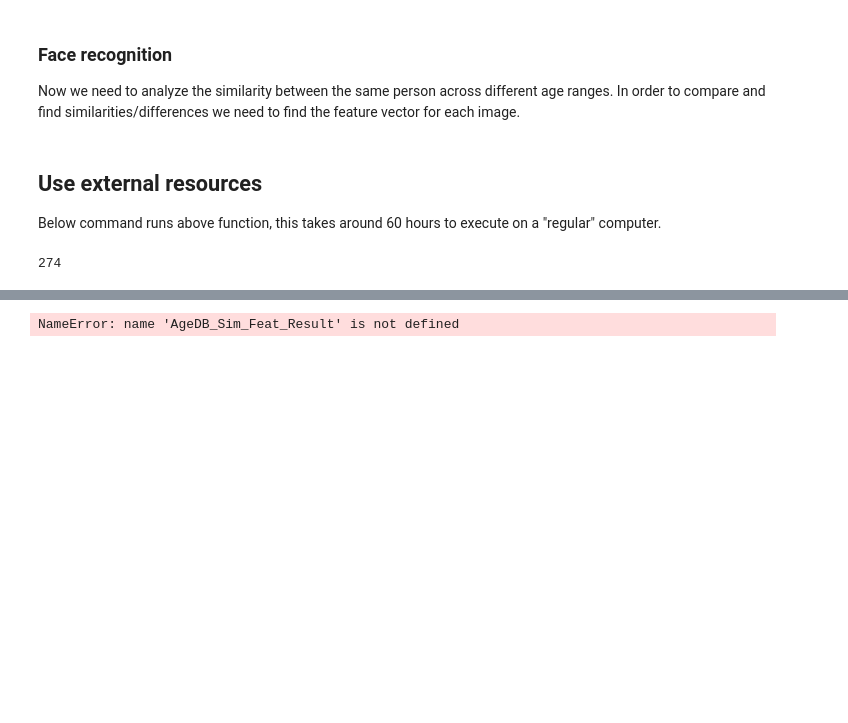
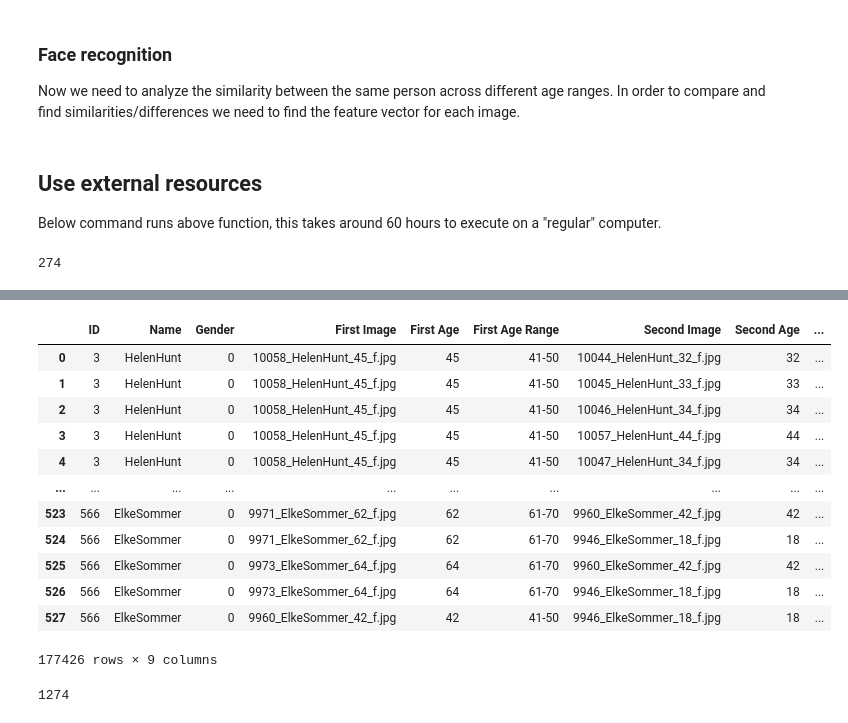
Before and after one commit to ivarblohm/FaceProject, a Jupyter notebook: FindingSimi.ipynb, the cells around one changed output, grey strips where cells are left out. Cells and saved outputs as stored; diff of their text form; code cells hidden in the pictures; blank space fills up the shorter version.

```diff
--- a/FindingSimi.ipynb
+++ b/FindingSimi.ipynb
@@ -56,19 +91,19 @@ def cosine_similarity(feat1, feat2):
 
 def get_row_information(df, filename):
 
-    row = df.loc[df["File Name"] == filename]
+    row = df.loc[df["Filename"] == filename]
 
     id = row["ID"].values[0]
-    name = row["Name"].values[0]
+    #name = row["Name"].values[0] # No name in Casia
     age = row["Age"].values[0]
     age_range = row["Age Range"].values[0]
     gender = row["Gender"].values[0]
 
-    return id, name, age, age_range, gender
+    return id, age, age_range, gender # Return name at second position for AgeDB
 
 def get_path(filename):
 
-    path_to_folder = '/home/ivarbl/FaceProject/FaceProject/Images/AgeDB/'
+    path_to_folder = '/home/ivarbl/FaceProject/FaceProject/Images/casia-webface-valid-remote/'
     path_to_image = path_to_folder + filename[:-4]
 
     return path_to_image
@@ -168,13 +204,9 @@ Below command runs above function, this takes around 60 hours to execute on a "r
 # %%
 from multiprocessing import Pool
 
-unique_id_list = AgeDB_Individual["ID"].to_list()
-input_df_id = [AgeDB_Images[AgeDB_Images["ID"] == i] for i in unique_id_list]
+unique_id_list_AgeDB = AgeDB_Individual["ID"].to_list()
+input_df_id_AgeDB = [AgeDB_Images[AgeDB_Images["ID"] == i] for i in unique_id_list_AgeDB]
 
-output_df = []
-
-with Pool() as pool:
-    for output in pool.map(face_recognition_and_comparison, input_df_id):
-        output_df.append(output)
+len(input_df_id_AgeDB)
 # %% [output]
 274
@@ -215,6 +213,33 @@ AgeDB_Sim_Feat_Result
+# %%
+output_df_AgeDB = []
+
+with Pool() as pool:
+    for output in pool.map(face_comparison_dataframe, input_df_id_AgeDB):
+        output_df_AgeDB.append(output)
+# %%
+AgeDB_pairs = pd.concat(output_df_AgeDB)
+AgeDB_pairs
+# %% [output]
+|  | ID | Name | Gender | First Image | First Age | First Age Range | Second Image | Second Age | ... |
+| 0 | 3 | HelenHunt | 0 | 10058_HelenHunt_45_f.jpg | 45 | 41-50 | 10044_HelenHunt_32_f.jpg | 32 | ... |
+| 1 | 3 | HelenHunt | 0 | 10058_HelenHunt_45_f.jpg | 45 | 41-50 | 10045_HelenHunt_33_f.jpg | 33 | ... |
+| 2 | 3 | HelenHunt | 0 | 10058_HelenHunt_45_f.jpg | 45 | 41-50 | 10046_HelenHunt_34_f.jpg | 34 | ... |
+| 3 | 3 | HelenHunt | 0 | 10058_HelenHunt_45_f.jpg | 45 | 41-50 | 10057_HelenHunt_44_f.jpg | 44 | ... |
+| 4 | 3 | HelenHunt | 0 | 10058_HelenHunt_45_f.jpg | 45 | 41-50 | 10047_HelenHunt_34_f.jpg | 34 | ... |
+| ... | ... | ... | ... | ... | ... | ... | ... | ... | ... |
+| 523 | 566 | ElkeSommer | 0 | 9971_ElkeSommer_62_f.jpg | 62 | 61-70 | 9960_ElkeSommer_42_f.jpg | 42 | ... |
+| 524 | 566 | ElkeSommer | 0 | 9971_ElkeSommer_62_f.jpg | 62 | 61-70 | 9946_ElkeSommer_18_f.jpg | 18 | ... |
+| 525 | 566 | ElkeSommer | 0 | 9973_ElkeSommer_64_f.jpg | 64 | 61-70 | 9960_ElkeSommer_42_f.jpg | 42 | ... |
+| 526 | 566 | ElkeSommer | 0 | 9973_ElkeSommer_64_f.jpg | 64 | 61-70 | 9946_ElkeSommer_18_f.jpg | 18 | ... |
+| 527 | 566 | ElkeSommer | 0 | 9960_ElkeSommer_42_f.jpg | 42 | 41-50 | 9946_ElkeSommer_18_f.jpg | 18 | ... |
+177426 rows × 9 columns
 # %%
 # Saving work
-
-AgeDB_Sim_Feat_Result.to_csv("createdCSV/AgeDB_Sim_Feat_Result.csv")
+AgeDB_pairs.to_csv("createdCSV/AgeDB_pairs.csv")
-# %% [output]
-NameError: name 'AgeDB_Sim_Feat_Result' is not defined
+# %%
+unique_id_list_CASIA = Casia_Individual["ID"].to_list()
+input_df_id_CASIA = [Casia_Images[Casia_Images["ID"] == i] for i in unique_id_list_CASIA]
+
+len(input_df_id_CASIA)
+# %% [output]
+1274
```
Also changed, not shown: parts of 11 cells of this notebook, 1 other file.
